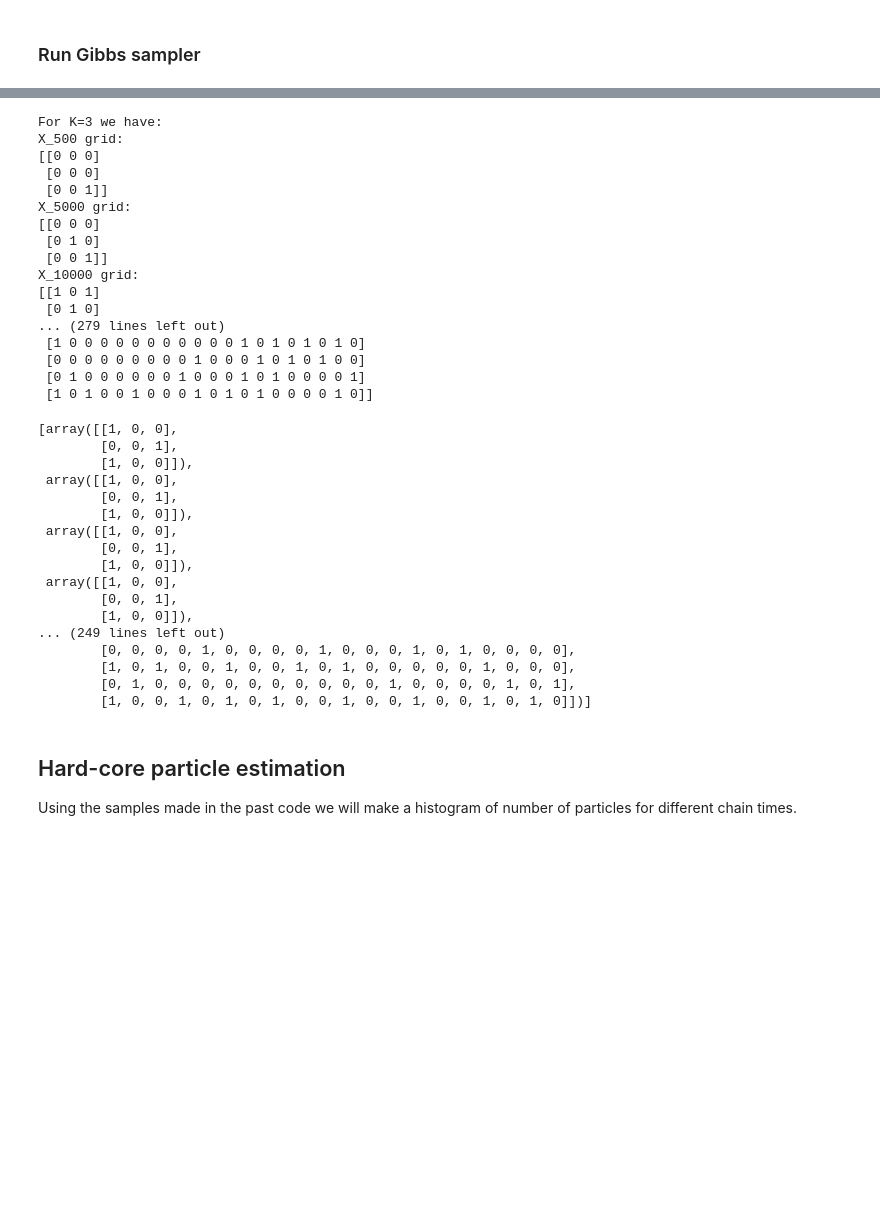
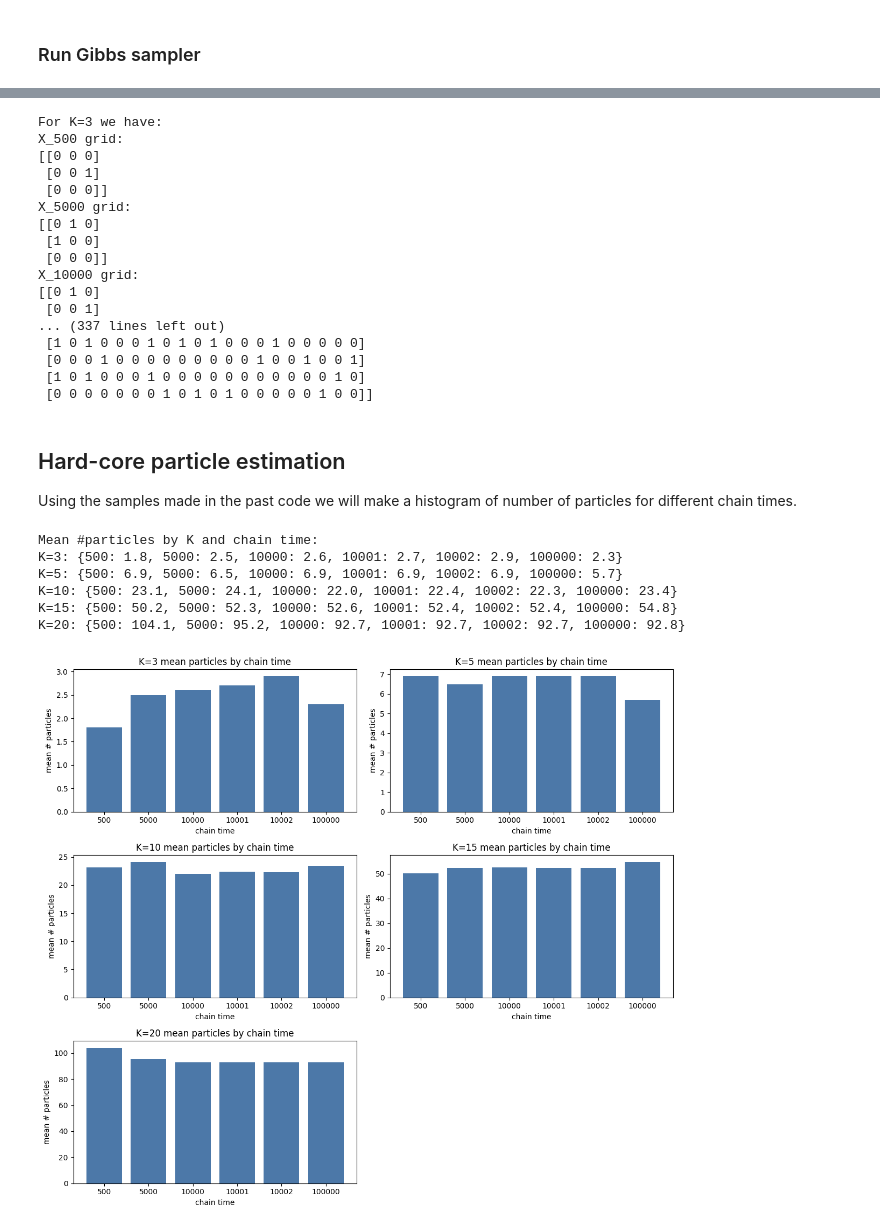
Before and after one commit to jnardosp/mcmc_random_sampling, a Jupyter notebook: hardcore_sampling.ipynb, the cells around one changed output, grey strips where cells are left out. Saved outputs shown, nothing was run; the diff lists cells and outputs as text; code cells hidden in the pictures; blank space fills up the shorter version.

Commit message:
add function to count particles and function to compute mean of particles for many gibb sampling runs, also function to graphic histogram

```diff
--- a/hardcore_sampling.ipynb
+++ b/hardcore_sampling.ipynb
@@ -199,43 +183,31 @@ def get_gibbs_samples_order(chain_times, i, j):
 
     return final_grids
 
-get_gibbs_samples_order(chain_times, i, j)
+x = get_gibbs_samples_order(chain_times, i, j)
 # %% [output]
 For K=3 we have:
 X_500 grid:
 [[0 0 0]
- [0 0 0]
- [0 0 1]]
+ [0 0 1]
+ [0 0 0]]
 X_5000 grid:
-[[0 0 0]
- [0 1 0]
- [0 0 1]]
+[[0 1 0]
+ [1 0 0]
+ [0 0 0]]
 X_10000 grid:
-[[1 0 1]
- [0 1 0]
-... (279 lines left out)
- [1 0 0 0 0 0 0 0 0 0 0 0 1 0 1 0 1 0 1 0]
- [0 0 0 0 0 0 0 0 0 1 0 0 0 1 0 1 0 1 0 0]
- [0 1 0 0 0 0 0 0 1 0 0 0 1 0 1 0 0 0 0 1]
- [1 0 1 0 0 1 0 0 0 1 0 1 0 1 0 0 0 0 1 0]]
+[[0 1 0]
+ [0 0 1]
+... (337 lines left out)
+ [1 0 1 0 0 0 1 0 1 0 1 0 0 0 1 0 0 0 0 0]
+ [0 0 0 1 0 0 0 0 0 0 0 0 0 1 0 0 1 0 0 1]
+ [1 0 1 0 0 0 1 0 0 0 0 0 0 0 0 0 0 0 1 0]
+ [0 0 0 0 0 0 0 1 0 1 0 1 0 0 0 0 0 1 0 0]]
-[array([[1, 0, 0],
-        [0, 0, 1],
-        [1, 0, 0]]),
- array([[1, 0, 0],
-        [0, 0, 1],
-        [1, 0, 0]]),
- array([[1, 0, 0],
-        [0, 0, 1],
-        [1, 0, 0]]),
- array([[1, 0, 0],
-        [0, 0, 1],
-        [1, 0, 0]]),
-... (249 lines left out)
-        [0, 0, 0, 0, 1, 0, 0, 0, 0, 1, 0, 0, 0, 1, 0, 1, 0, 0, 0, 0],
-        [1, 0, 1, 0, 0, 1, 0, 0, 1, 0, 1, 0, 0, 0, 0, 0, 1, 0, 0, 0],
-        [0, 1, 0, 0, 0, 0, 0, 0, 0, 0, 0, 0, 1, 0, 0, 0, 0, 1, 0, 1],
-        [1, 0, 0, 1, 0, 1, 0, 1, 0, 0, 1, 0, 0, 1, 0, 0, 1, 0, 1, 0]])]
 # %% [markdown]
 ## Hard-core particle estimation
 
 Using the samples made in the past code we will make a histogram of number of particles for different chain times.
+# %%
+def count_particles(grid) -> int:
+    """Return the number of particles (cells equal to 1) in the grid."""
+    arr = np.asarray(grid)
+    return int(np.count_nonzero(arr == 1))
@@ -241,0 +255,20 @@ Using the samples made in the past code we will make a histogram of number of pa
+# %%
+# Configure parameters and run aggregation
+runs = 10  # number of independent runs
+chain_times = [500, 5000, 10000, 10001, 10002, 100000]
+final_time = 100001
+
+means_by_k = compute_mean_particles_ordered(runs, K_list, chain_times, final_time)
+print("Mean #particles by K and chain time:")
+for K in sorted(means_by_k):
+    print(f"K={K}:", {t: round(means_by_k[K][t], 2) for t in sorted(means_by_k[K])})
+
+plot_mean_particles_hist(means_by_k)
+# %% [output]
+Mean #particles by K and chain time:
+K=3: {500: 1.8, 5000: 2.5, 10000: 2.6, 10001: 2.7, 10002: 2.9, 100000: 2.3}
+K=5: {500: 6.9, 5000: 6.5, 10000: 6.9, 10001: 6.9, 10002: 6.9, 100000: 5.7}
+K=10: {500: 23.1, 5000: 24.1, 10000: 22.0, 10001: 22.4, 10002: 22.3, 100000: 23.4}
+K=15: {500: 50.2, 5000: 52.3, 10000: 52.6, 10001: 52.4, 10002: 52.4, 100000: 54.8}
+K=20: {500: 104.1, 5000: 95.2, 10000: 92.7, 10001: 92.7, 10002: 92.7, 100000: 92.8}
+[figure, added]
```
Also changed, not shown: parts of 3 cells of this notebook.
